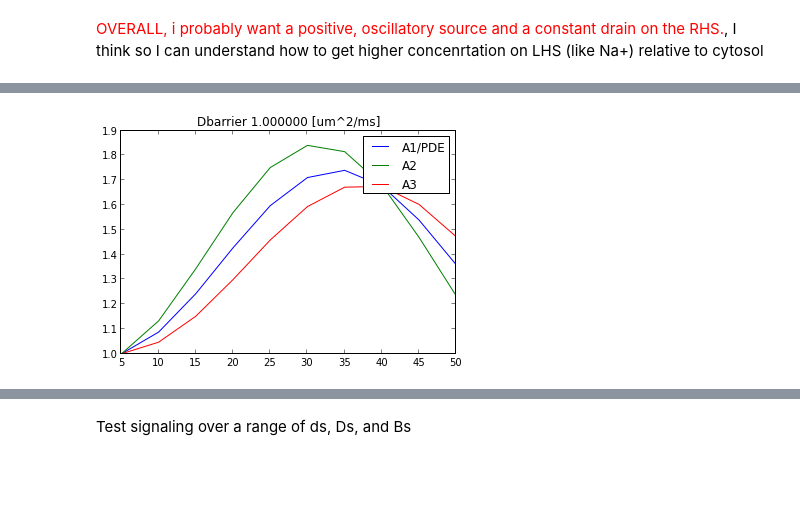
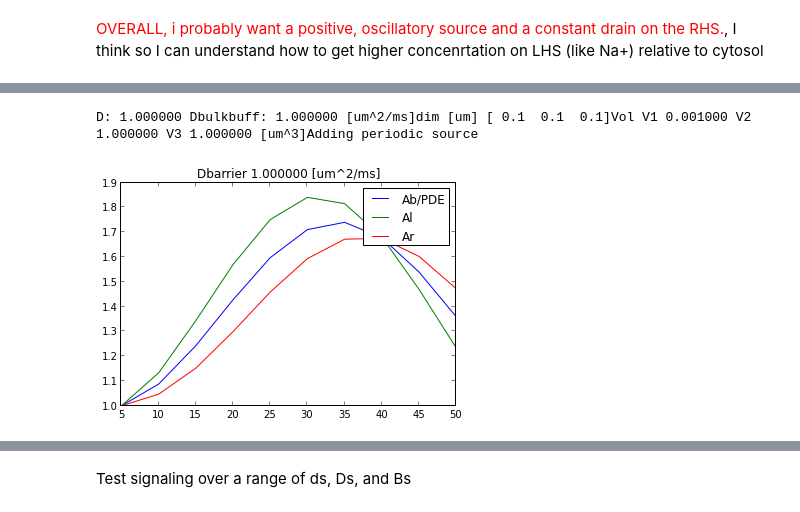
Before and after one commit to huskeypm/enzymekineticsacs, a Jupyter notebook: pdeode.ipynb, the cells around one changed output, grey strips where cells are left out. Drawn from its saved outputs; the diff is of its cells as text; code cells hidden in the pictures; blank space fills up the shorter version.

```diff
--- a/pdeode.ipynb
+++ b/pdeode.ipynb
@@ -84,5 +80,6 @@ D: 0.100000 Dbulkbuff: 0.100000 [um^2/ms]dim [um] [ 0.1  0.1  0.1]Vol V1 0.00100
 # %%
-if 0:  # test  steps=10  dt = 5  Dbarrier = 1 # [um^2/ms]      # w diff barrier   params = oscparams(Dbarrier=Dbarrier)  params.dt =dt  params.steps = steps  # SSL  params.meshDim = np.array([100.,100.,100.])*nm_to_um  results =  Problem(params=params)  ts = results.ts  concs = results.concs    if 1:   plt.title("Dbarrier %f [um^2/ms]" % Dbarrier)  plt.plot(ts[1:-1],concs[1:-1,idxA1],label="A1/PDE")  plt.plot(ts[1:-1],concs[1:-1,idxA2],label="A2")  plt.plot(ts[1:-1],concs[1:-1,idxA3],label="A3")  plt.legend()
+if 1:  # test  steps=10  dt = 5  Dbarrier = 1 # [um^2/ms]      # w diff barrier   params = oscparams(Dbarrier=Dbarrier)  params.dt =dt  params.steps = steps  # SSL  params.meshDim = np.array([100.,100.,100.])*nm_to_um  results =  Problem(params=params)  ts = results.ts  concs = results.concs    if 1:   plt.title("Dbarrier %f [um^2/ms]" % Dbarrier)  plt.plot(ts[1:-1],concs[1:-1,idxAb],label="Ab/PDE")  plt.plot(ts[1:-1],concs[1:-1,idxAl],label="Al")  plt.plot(ts[1:-1],concs[1:-1,idxAr],label="Ar")  plt.legend()
 # %% [output]
+D: 1.000000 Dbulkbuff: 1.000000 [um^2/ms]dim [um] [ 0.1  0.1  0.1]Vol V1 0.001000 V2 1.000000 V3 1.000000 [um^3]Adding periodic source
-[figure, old version]
+[figure, new version]
 # %%
```
Also changed, not shown: parts of 28 cells of this notebook, 4 other files.
